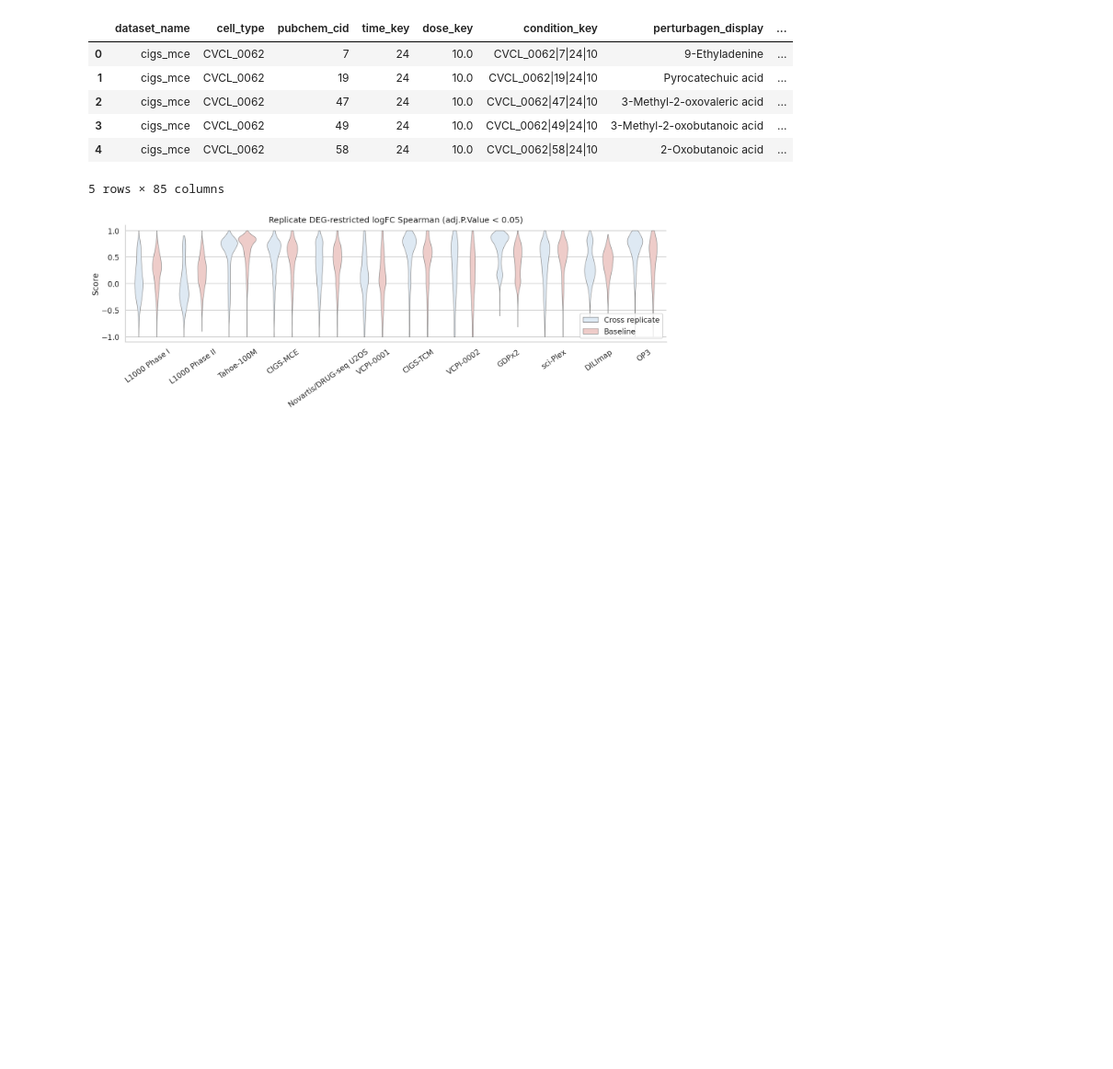
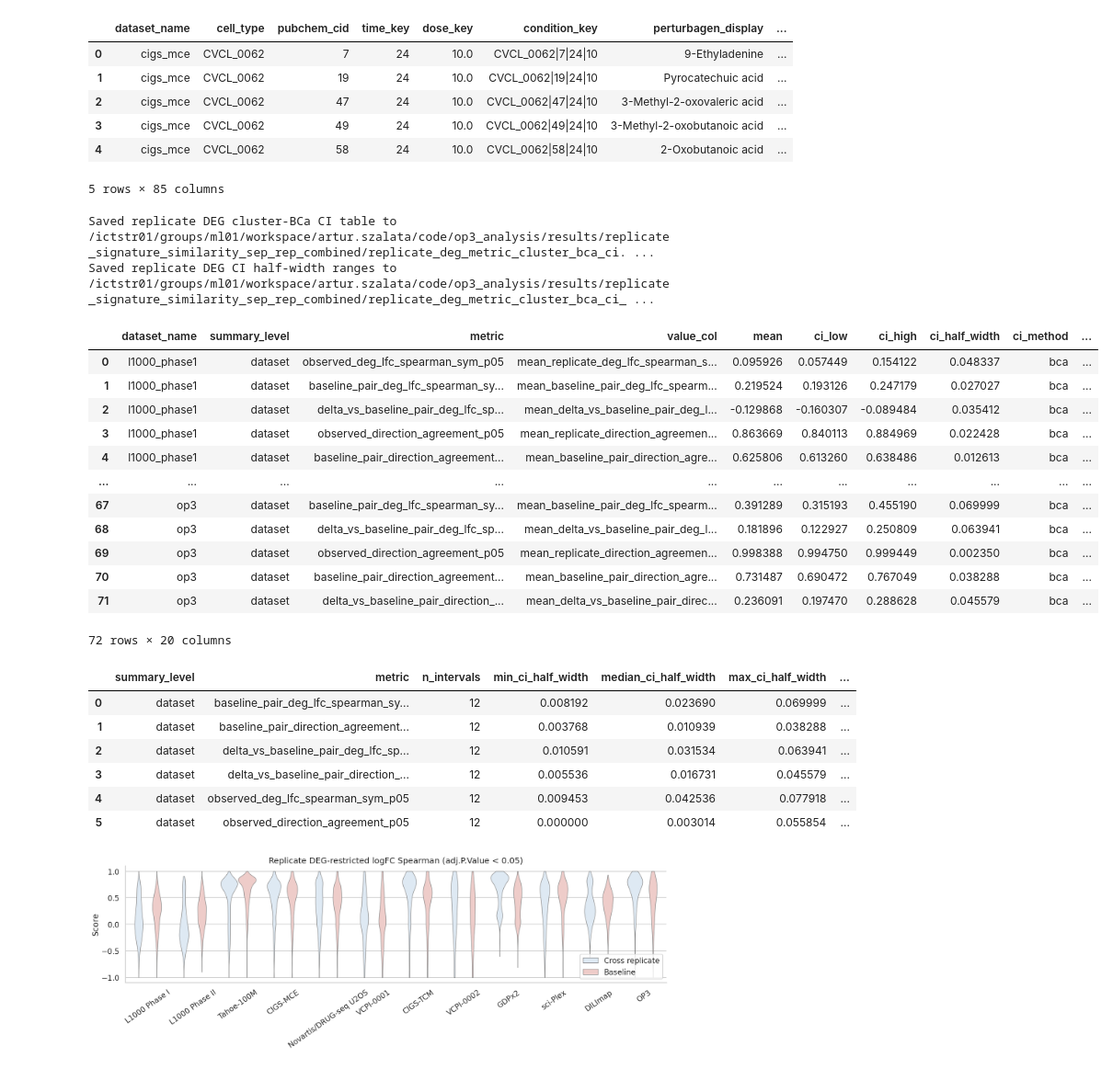
Before and after one commit to elmella/Chem-PerturBridge_analysis, a Jupyter notebook: notebooks/replicate_deg_metrics.ipynb, the cells around one changed output. Shown at 92% size. Saved outputs shown, nothing was run; the diff lists cells and outputs as text; code cells hidden in the pictures; blank space fills up the shorter version.

Commit message:
add confidence intervals

```diff
--- a/notebooks/replicate_deg_metrics.ipynb
+++ b/notebooks/replicate_deg_metrics.ipynb
@@ -323,6 +323,70 @@ Loaded 82,494 DEG condition rows across 12 datasets from /ictstr01/groups/ml01/w
 | 3 | cigs_mce | CVCL_0062 | 49 | 24 | 10.0 | CVCL_0062|49|24|10 | 3-Methyl-2-oxobutanoic acid | ... |
 | 4 | cigs_mce | CVCL_0062 | 58 | 24 | 10.0 | CVCL_0062|58|24|10 | 2-Oxobutanoic acid | ... |
 5 rows × 85 columns
+# %%
+
+import sys
+
+if str(REPO_ROOT) not in sys.path:
+    sys.path.insert(0, str(REPO_ROOT))
+
+from scripts.cluster_bootstrap_ci import cluster_bca_nested_mean_ci_table, summarize_ci_half_width_ranges
+
+BOOTSTRAP_ITERATIONS = 2000
+BOOTSTRAP_RANDOM_SEED = 20260505
+
+deg_ci_metrics = {
+    "observed_deg_lfc_spearman_sym_p05": "mean_replicate_deg_lfc_spearman_sym_p05",
+    "baseline_pair_deg_lfc_spearman_sym_p05": "mean_baseline_pair_deg_lfc_spearman_sym_p05",
+    "delta_vs_baseline_pair_deg_lfc_spearman_sym_p05": "mean_delta_vs_baseline_pair_deg_lfc_spearman_sym_p05",
+    "observed_direction_agreement_p05": "mean_replicate_direction_agreement_p05",
+    "baseline_pair_direction_agreement_p05": "mean_baseline_pair_direction_agreement_p05",
+    "delta_vs_baseline_pair_direction_agreement_p05": "mean_delta_vs_baseline_pair_direction_agreement_p05",
+}
+
+replicate_deg_cluster_bca_ci = cluster_bca_nested_mean_ci_table(
+    condition_deg_metric_summary,
+    group_cols=["dataset_name"],
+    metric_cols=deg_ci_metrics,
+    cluster_col="pubchem_cid",
+    n_boot=BOOTSTRAP_ITERATIONS,
+    seed=BOOTSTRAP_RANDOM_SEED,
+    summary_level="dataset",
+)
+replicate_deg_cluster_bca_ci = sort_by_dataset_order(replicate_deg_cluster_bca_ci)
+replicate_deg_cluster_bca_ci_path = RESULTS_DIR / "replicate_deg_metric_cluster_bca_ci.tsv"
+replicate_deg_cluster_bca_ci.to_csv(replicate_deg_cluster_bca_ci_path, sep="\t", index=False)
+print(f"Saved replicate DEG cluster-BCa CI table to {replicate_deg_cluster_bca_ci_path}")
+
+replicate_deg_cluster_bca_ci_ranges = summarize_ci_half_width_ranges(replicate_deg_cluster_bca_ci)
+replicate_deg_cluster_bca_ci_ranges_path = RESULTS_DIR / "replicate_deg_metric_cluster_bca_ci_ranges.tsv"
+replicate_deg_cluster_bca_ci_ranges.to_csv(replicate_deg_cluster_bca_ci_ranges_path, sep="\t", index=False)
+print(f"Saved replicate DEG CI half-width ranges to {replicate_deg_cluster_bca_ci_ranges_path}")
+display(replicate_deg_cluster_bca_ci)
+display(replicate_deg_cluster_bca_ci_ranges)
+# %% [output]
+Saved replicate DEG cluster-BCa CI table to /ictstr01/groups/ml01/workspace/artur.szalata/code/op3_analysis/results/replicate_signature_similarity_sep_rep_combined/replicate_deg_metric_cluster_bca_ci. ...
+Saved replicate DEG CI half-width ranges to /ictstr01/groups/ml01/workspace/artur.szalata/code/op3_analysis/results/replicate_signature_similarity_sep_rep_combined/replicate_deg_metric_cluster_bca_ci_ ...
+|  | dataset_name | summary_level | metric | value_col | mean | ci_low | ci_high | ci_half_width | ci_method | ... |
+| 0 | l1000_phase1 | dataset | observed_deg_lfc_spearman_sym_p05 | mean_replicate_deg_lfc_spearman_s... | 0.095926 | 0.057449 | 0.154122 | 0.048337 | bca | ... |
+| 1 | l1000_phase1 | dataset | baseline_pair_deg_lfc_spearman_sy... | mean_baseline_pair_deg_lfc_spearm... | 0.219524 | 0.193126 | 0.247179 | 0.027027 | bca | ... |
+| 2 | l1000_phase1 | dataset | delta_vs_baseline_pair_deg_lfc_sp... | mean_delta_vs_baseline_pair_deg_l... | -0.129868 | -0.160307 | -0.089484 | 0.035412 | bca | ... |
+| 3 | l1000_phase1 | dataset | observed_direction_agreement_p05 | mean_replicate_direction_agreemen... | 0.863669 | 0.840113 | 0.884969 | 0.022428 | bca | ... |
+| 4 | l1000_phase1 | dataset | baseline_pair_direction_agreement... | mean_baseline_pair_direction_agre... | 0.625806 | 0.613260 | 0.638486 | 0.012613 | bca | ... |
+| ... | ... | ... | ... | ... | ... | ... | ... | ... | ... | ... |
+| 67 | op3 | dataset | baseline_pair_deg_lfc_spearman_sy... | mean_baseline_pair_deg_lfc_spearm... | 0.391289 | 0.315193 | 0.455190 | 0.069999 | bca | ... |
+| 68 | op3 | dataset | delta_vs_baseline_pair_deg_lfc_sp... | mean_delta_vs_baseline_pair_deg_l... | 0.181896 | 0.122927 | 0.250809 | 0.063941 | bca | ... |
+| 69 | op3 | dataset | observed_direction_agreement_p05 | mean_replicate_direction_agreemen... | 0.998388 | 0.994750 | 0.999449 | 0.002350 | bca | ... |
+| 70 | op3 | dataset | baseline_pair_direction_agreement... | mean_baseline_pair_direction_agre... | 0.731487 | 0.690472 | 0.767049 | 0.038288 | bca | ... |
+| 71 | op3 | dataset | delta_vs_baseline_pair_direction_... | mean_delta_vs_baseline_pair_direc... | 0.236091 | 0.197470 | 0.288628 | 0.045579 | bca | ... |
+72 rows × 20 columns
+|  | summary_level | metric | n_intervals | min_ci_half_width | median_ci_half_width | max_ci_half_width | ... |
+| 0 | dataset | baseline_pair_deg_lfc_spearman_sy... | 12 | 0.008192 | 0.023690 | 0.069999 | ... |
+| 1 | dataset | baseline_pair_direction_agreement... | 12 | 0.003768 | 0.010939 | 0.038288 | ... |
+| 2 | dataset | delta_vs_baseline_pair_deg_lfc_sp... | 12 | 0.010591 | 0.031534 | 0.063941 | ... |
+| 3 | dataset | delta_vs_baseline_pair_direction_... | 12 | 0.005536 | 0.016731 | 0.045579 | ... |
+| 4 | dataset | observed_deg_lfc_spearman_sym_p05 | 12 | 0.009453 | 0.042536 | 0.077918 | ... |
+| 5 | dataset | observed_direction_agreement_p05 | 12 | 0.000000 | 0.003014 | 0.055854 | ... |
 # %%
 deg_lfc_summary = plot_violin_with_baseline(
     condition_deg_metric_summary,
```
Also changed, not shown: 5 other files.
